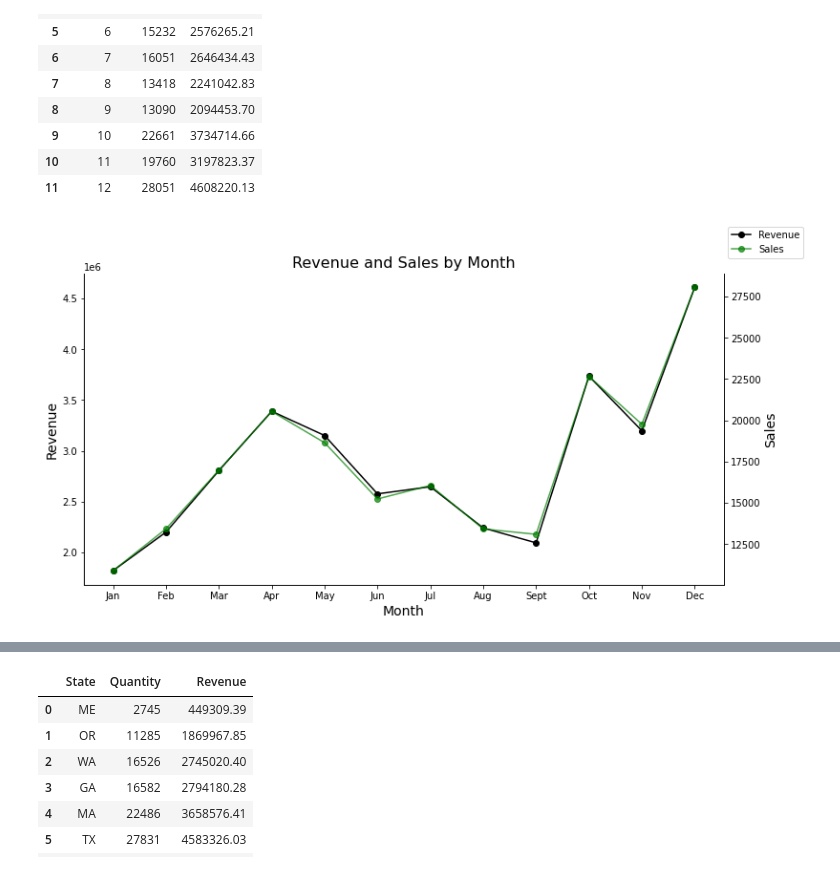
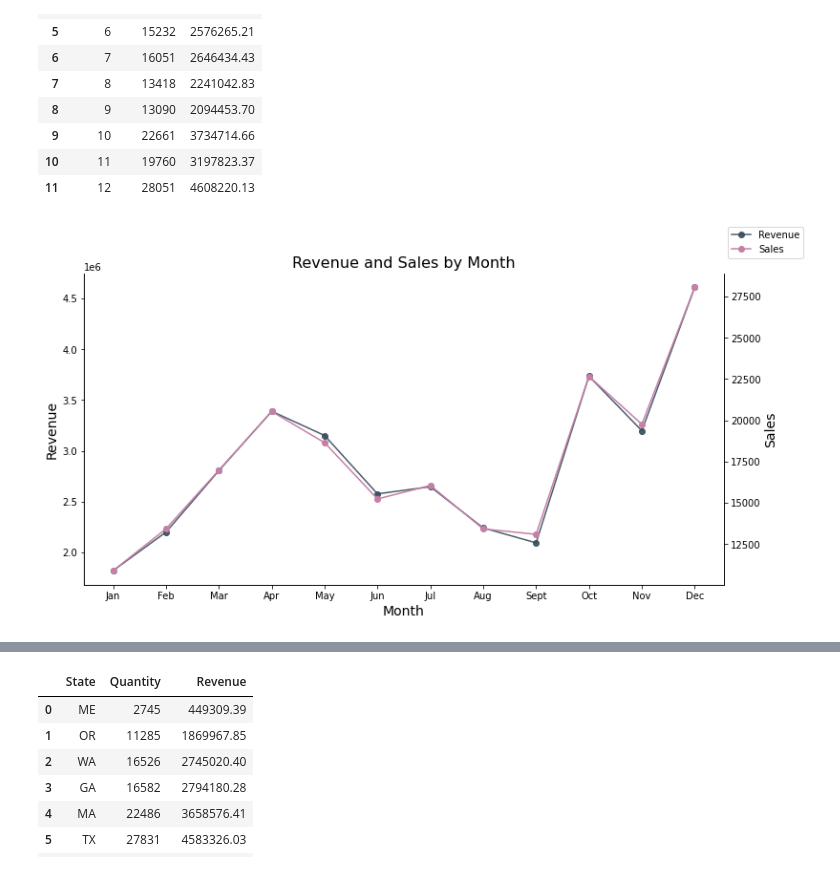
Before and after one commit to adunoluwa1/Product-Sales-Analysis, a Jupyter notebook: Sales_Data_Analysis.ipynb, the cells around one changed output, grey strips where cells are left out. Drawn from its saved outputs; the diff is of its cells as text; code cells hidden in the pictures.

```diff
--- a/Sales_Data_Analysis.ipynb
+++ b/Sales_Data_Analysis.ipynb
@@ -111,19 +111,19 @@ Monthly_Sales
 | 11 | 12 | 28051 | 4608220.13 |
 # %%
 fig, ax = plt.subplots(figsize=(12,6))
-ax.plot(month, Monthly_Sales.Revenue,'o-k',label='Revenue')
+ax.plot(month, Monthly_Sales.Revenue,'o-', color='#364B59',alpha=0.9, label='Revenue')
 ax2 = ax.twinx()
-ax2.plot(month, Monthly_Sales.Quantity,'o-g', alpha=0.7, label='Sales')
+ax2.plot(month, Monthly_Sales.Quantity,'o-',color='#C480A7', label='Sales')
 ax.set_title('Revenue and Sales by Month', fontsize=16)
 ax.set_xlabel('Month', fontsize=14)
 ax.set_ylabel('Revenue', fontsize=14)
 ax2.set_ylabel('Sales', fontsize=14)
 ax.set_xticks(ticks=range(12),labels=month, ha='center')
 sns.despine(left=False, right=False, bottom=False)
 fig.legend()
 plt.show()
 # %% [output]
-[figure, old version]
+[figure, new version]
 # %%
 df['Hour'] = df['Time'].apply(lambda x: x.hour)
 Sales_by_Hour = df.groupby(['Hour'])['Quantity'].sum()
```
Also changed, not shown: parts of 5 cells of this notebook, 1 other file.
